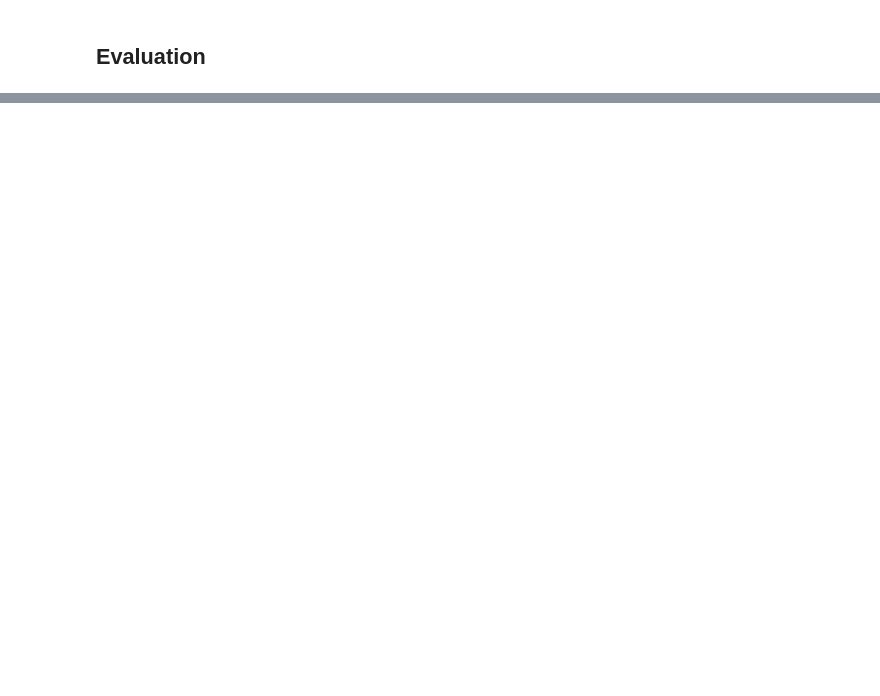
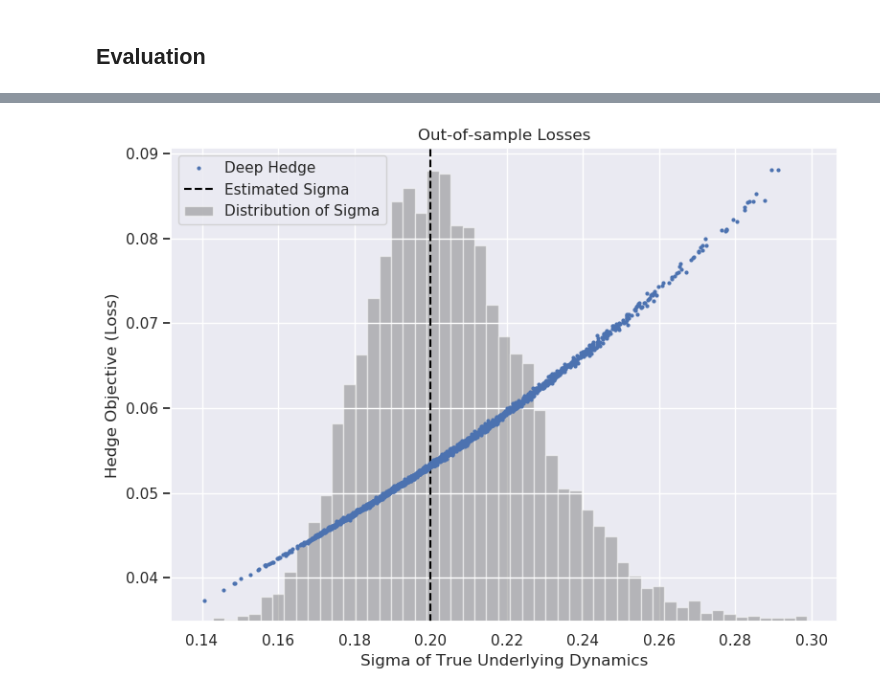
Before and after one commit to YannickLimmer/adversarial-robust-deep-hedging, a Jupyter notebook: UncertaintyTest_BlackScholes.ipynb, the cells around one changed output, grey strips where cells are left out. Cells and saved outputs as stored; diff of their text form; code cells hidden in the pictures; blank space fills up the shorter version.

```diff
--- a/UncertaintyTest_BlackScholes.ipynb
+++ b/UncertaintyTest_BlackScholes.ipynb
@@ -377,0 +391,25 @@ plt.show()
+# %%
+fig, axs = plt.subplots(1, 1, figsize=(8, 6))
+for_plot = 2000
+
+ax0 = axs.twinx()
+axs.grid(axis='y')
+axs.hist(pars[:no_to_display], bins=51, alpha=.5, color='grey', label='Distribution of Sigma')
+axs.get_yaxis().set_ticks([])
+ax0.axvline(0.2, c='black', ls='--', label='Estimated Sigma')
+ax0.plot(pars[:for_plot], np.array(dh_oosp_for_ps)[:for_plot], ls='', marker='.', label='Deep Hedge', ms=4)
+axs.set_xlabel('Sigma of True Underlying Dynamics')
+ax0.set_ylabel('Hedge Objective (Loss)')
+ax0.set_title('Out-of-sample Losses')
+ax0.yaxis.tick_left()
+ax0.yaxis.set_label_position("left")
+# ax0.set_yscale('log')
+lines, labels = ax0.get_legend_handles_labels()
+lines2, labels2 = axs.get_legend_handles_labels()
+ax0.legend(lines[1:] + lines[:1] + lines2, labels[1:] + labels[:1] + labels2, loc=2)
+
+plt.tight_layout()
+# plt.savefig(f'figs/oosp_dh.pdf')
+plt.show()
+# %% [output]
+[figure, added]
```
Also changed, not shown: parts of 11 cells of this notebook, 1 other file.
